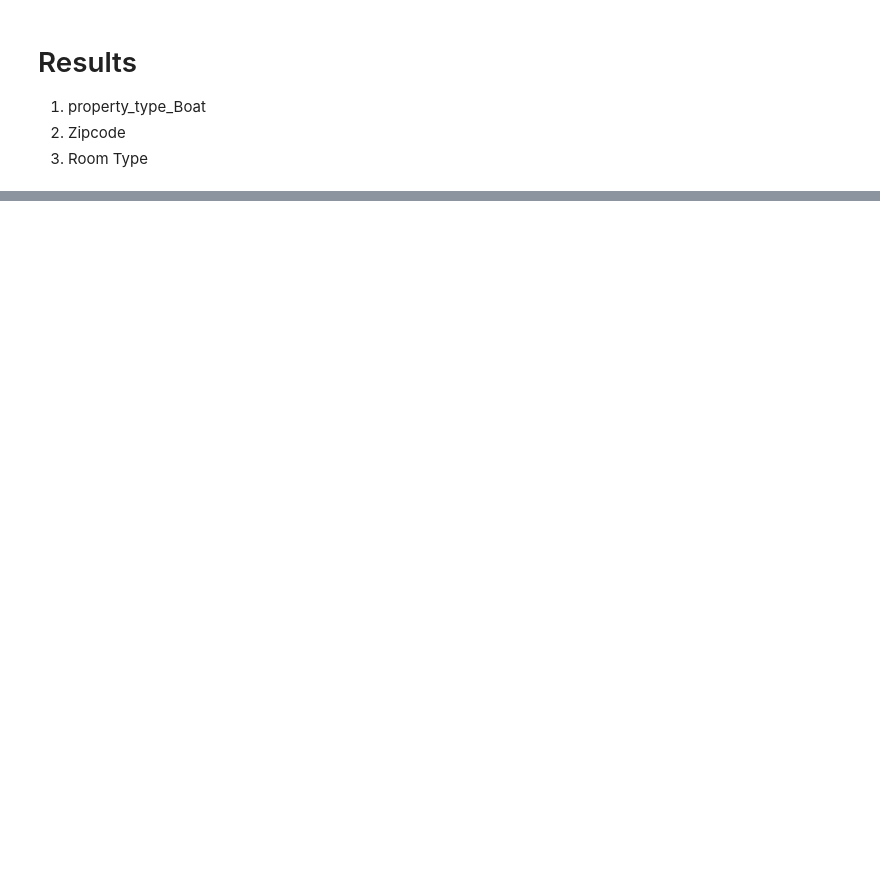
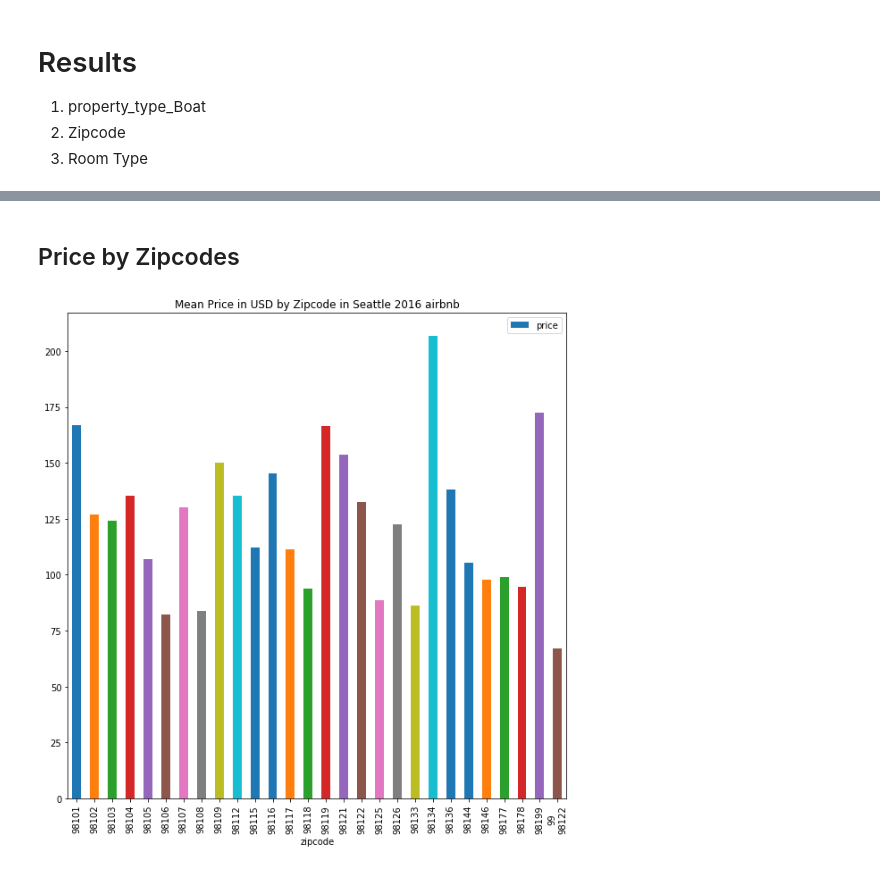
Before and after one commit to shreyasmatade/airbnb-seattle, a Jupyter notebook: dev/seattle_airbnb_analysis_price.ipynb, the cells around one changed output, grey strips where cells are left out. Drawn from its saved outputs; the diff is of its cells as text; code cells hidden in the pictures; blank space fills up the shorter version.

```diff
--- a/dev/seattle_airbnb_analysis_price.ipynb
+++ b/dev/seattle_airbnb_analysis_price.ipynb
@@ -330,0 +136,14 @@ print(coef_df.head(10))
+# %% [markdown]
+## Price by Zipcodes
+# %%
+# Load csv into dataframes
+listings_df= pd.read_csv('..//data//listings.csv')
+
+listings_df['price'] = get_float_val(listings_df['price'])
+listings_df['price'] = listings_df['price'].astype(dtype='float')
+plotg = listings_df.groupby(['zipcode']).price.mean()
+
+import matplotlib.pyplot as plt
+_ = plotg.plot(kind='bar',figsize=(10,10),title='Mean Price in USD by Zipcode in Seattle 2016 airbnb',y= 'Mean Price in $',legend=True)
+# %% [output]
+[figure, added]
```
Also changed, not shown: parts of 9 cells of this notebook, 6 other files.
